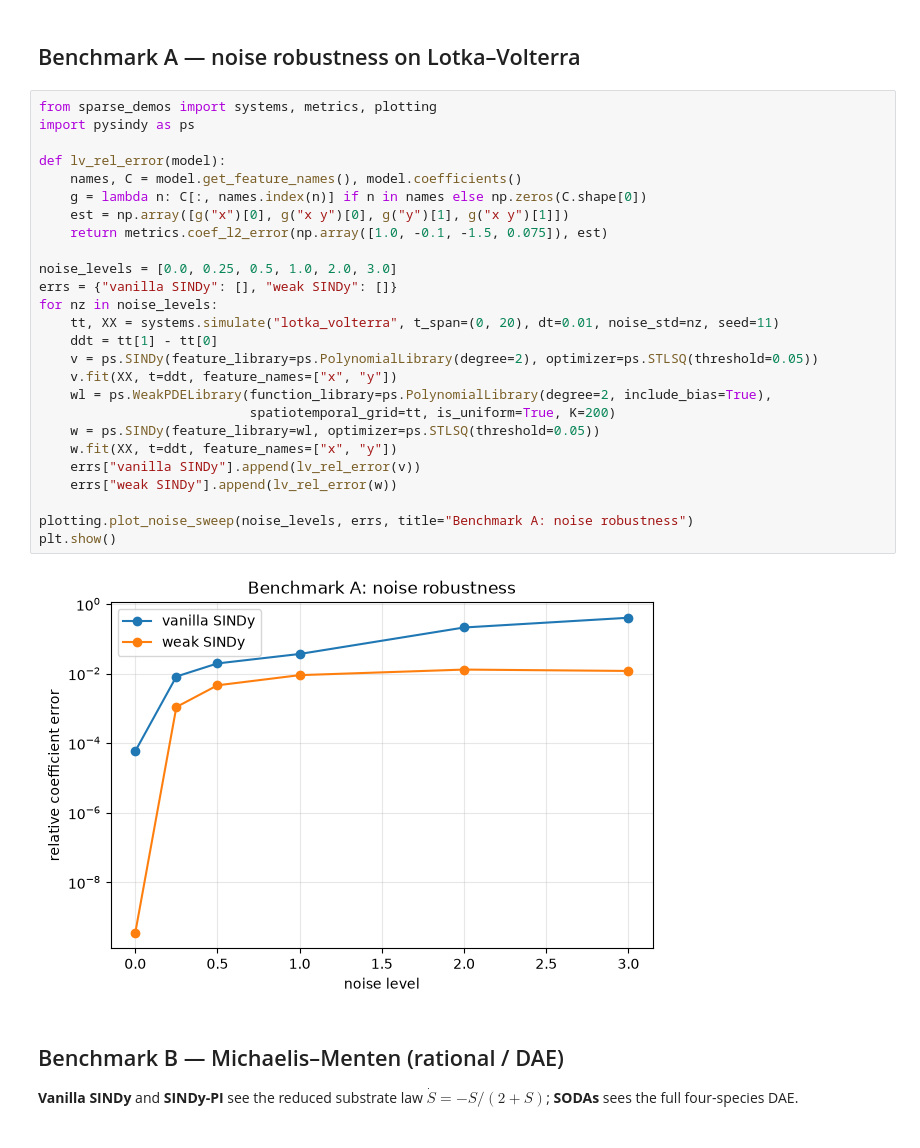
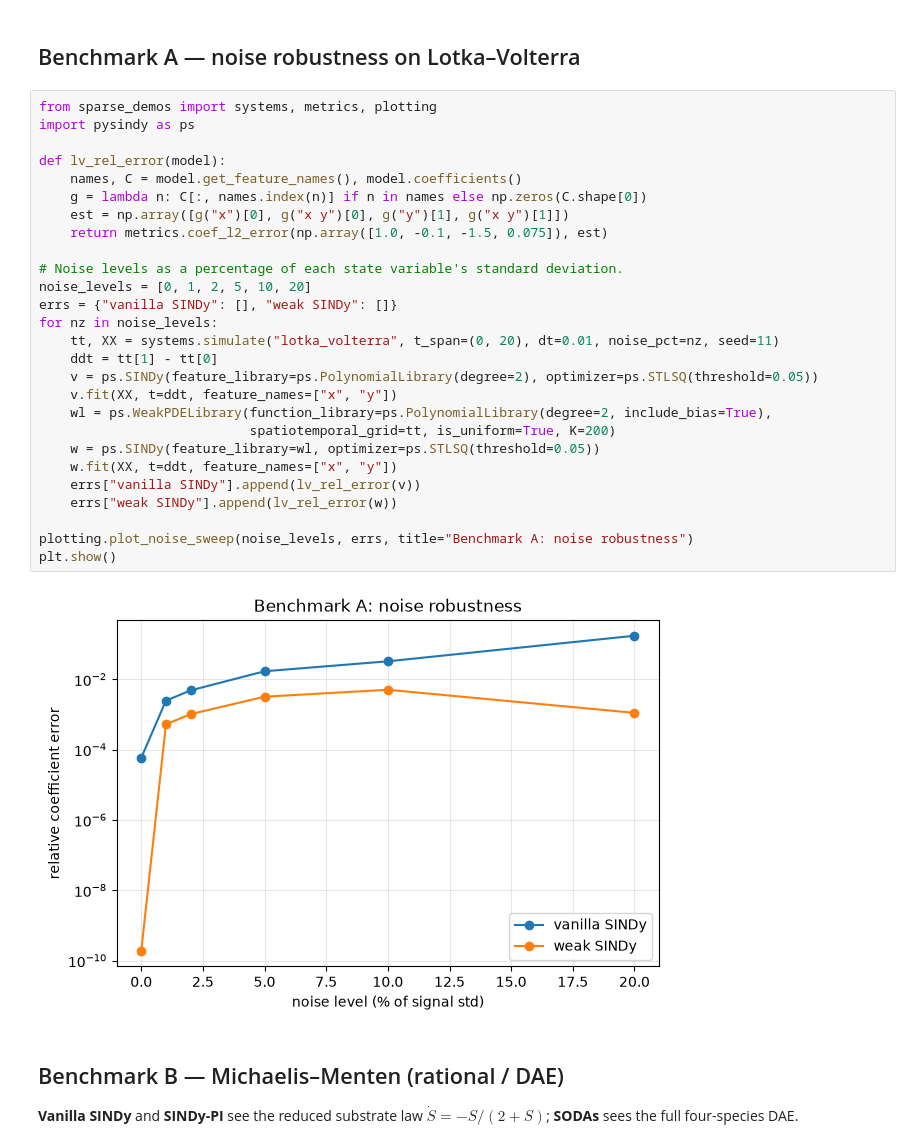
Before and after one commit to Mangan-Group/SummerSchool2026SparseModelTutorials, a Jupyter notebook: notebooks/05_benchmark_comparison.ipynb, the cells around one changed output. Cells and saved outputs as stored; diff of their text form.

```diff
--- a/notebooks/05_benchmark_comparison.ipynb
+++ b/notebooks/05_benchmark_comparison.ipynb
@@ -33,31 +33,32 @@ import matplotlib.pyplot as plt
 # %%
 from sparse_demos import systems, metrics, plotting
 import pysindy as ps
 
 def lv_rel_error(model):
     names, C = model.get_feature_names(), model.coefficients()
     g = lambda n: C[:, names.index(n)] if n in names else np.zeros(C.shape[0])
     est = np.array([g("x")[0], g("x y")[0], g("y")[1], g("x y")[1]])
     return metrics.coef_l2_error(np.array([1.0, -0.1, -1.5, 0.075]), est)
 
-noise_levels = [0.0, 0.25, 0.5, 1.0, 2.0, 3.0]
+# Noise levels as a percentage of each state variable's standard deviation.
+noise_levels = [0, 1, 2, 5, 10, 20]
 errs = {"vanilla SINDy": [], "weak SINDy": []}
 for nz in noise_levels:
-    tt, XX = systems.simulate("lotka_volterra", t_span=(0, 20), dt=0.01, noise_std=nz, seed=11)
+    tt, XX = systems.simulate("lotka_volterra", t_span=(0, 20), dt=0.01, noise_pct=nz, seed=11)
     ddt = tt[1] - tt[0]
     v = ps.SINDy(feature_library=ps.PolynomialLibrary(degree=2), optimizer=ps.STLSQ(threshold=0.05))
     v.fit(XX, t=ddt, feature_names=["x", "y"])
     wl = ps.WeakPDELibrary(function_library=ps.PolynomialLibrary(degree=2, include_bias=True),
                            spatiotemporal_grid=tt, is_uniform=True, K=200)
     w = ps.SINDy(feature_library=wl, optimizer=ps.STLSQ(threshold=0.05))
     w.fit(XX, t=ddt, feature_names=["x", "y"])
     errs["vanilla SINDy"].append(lv_rel_error(v))
     errs["weak SINDy"].append(lv_rel_error(w))
 
 plotting.plot_noise_sweep(noise_levels, errs, title="Benchmark A: noise robustness")
 plt.show()
 # %% [output]
-[figure, old version]
+[figure, new version]
 # %% [markdown]
 ## Benchmark B — Michaelis–Menten (rational / DAE)
 
```
Also changed, not shown: 4 other files.
